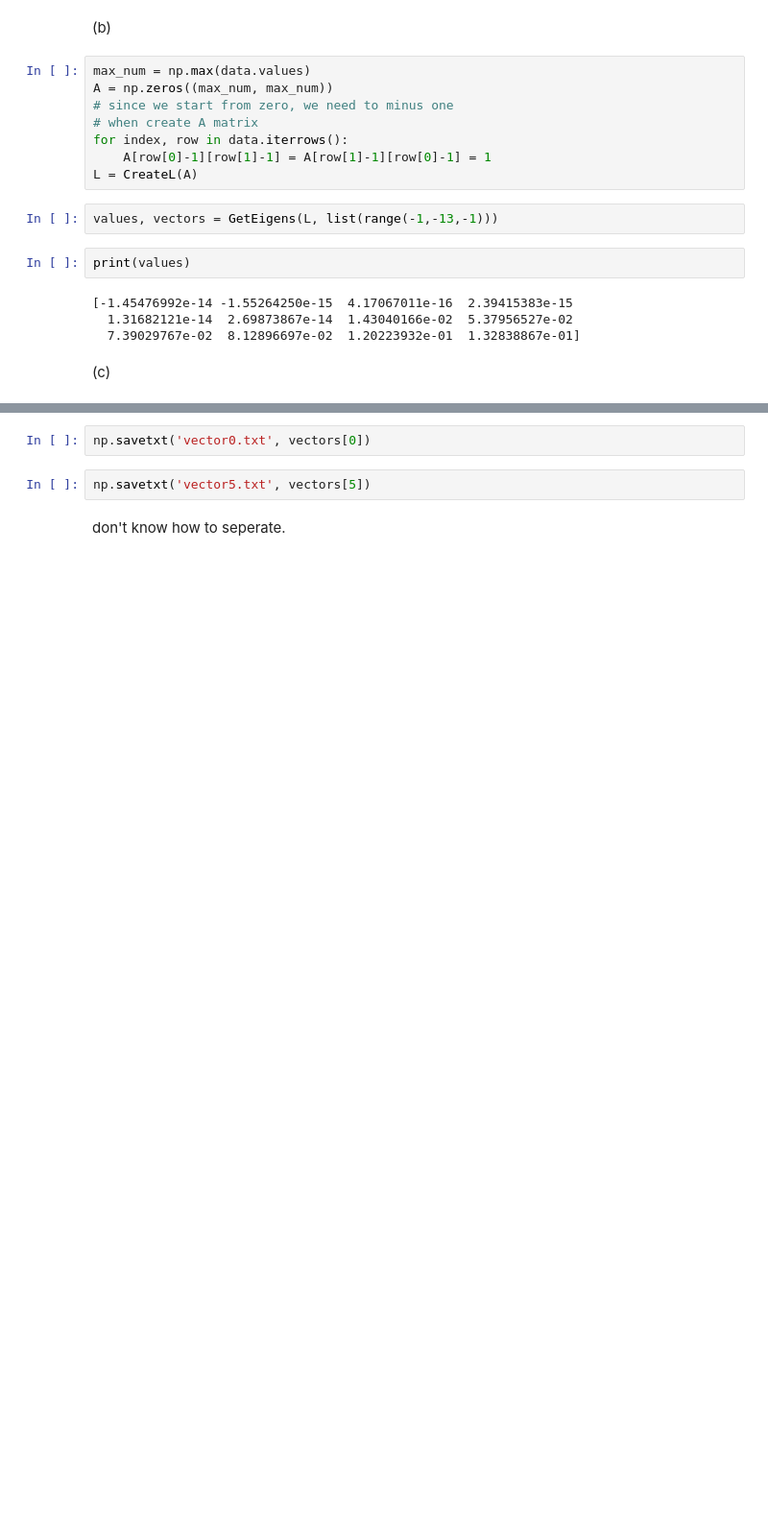
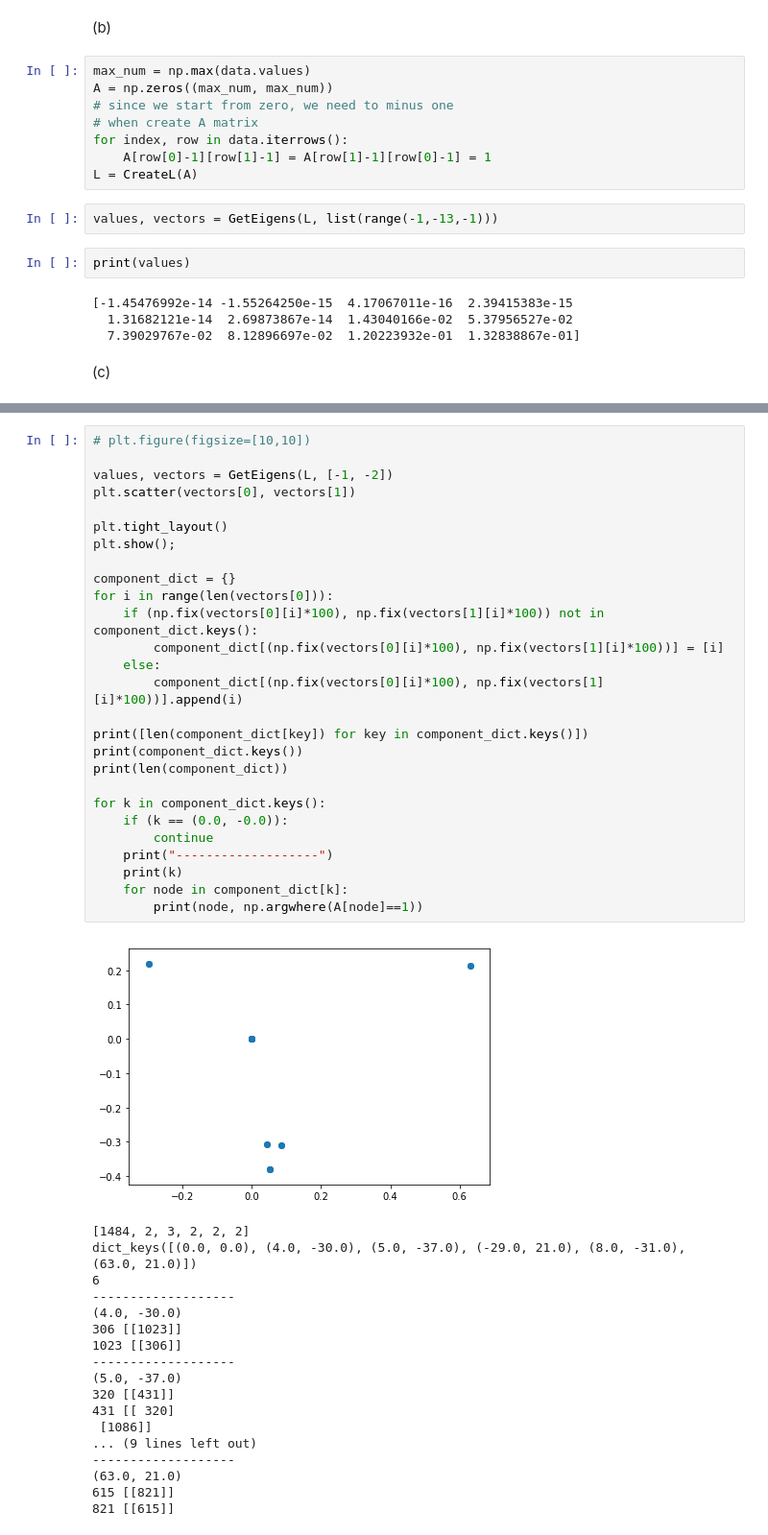
Before and after one commit to Skyraker2016/CS168, a Jupyter notebook: miniproject6/miniproject6.ipynb, the cells around one changed output, grey strips where cells are left out. Shown at 96% size. Cells and saved outputs as stored; diff of their text form; blank space fills up the shorter version.

```diff
--- a/miniproject6/miniproject6.ipynb
+++ b/miniproject6/miniproject6.ipynb
@@ -212,6 +214,46 @@ Since L has 6 eigenvalues that less than 1e-12, there are six connected componen
-# %%
-np.savetxt('vector0.txt', vectors[0])
-# %%
-np.savetxt('vector5.txt', vectors[5])
-# %% [markdown]
-don't know how to seperate.
+# %%
+# plt.figure(figsize=[10,10])
+
+values, vectors = GetEigens(L, [-1, -2])
+plt.scatter(vectors[0], vectors[1])
+
+plt.tight_layout()
+plt.show();
+
+component_dict = {}
+for i in range(len(vectors[0])):
+    if (np.fix(vectors[0][i]*100), np.fix(vectors[1][i]*100)) not in component_dict.keys():
+        component_dict[(np.fix(vectors[0][i]*100), np.fix(vectors[1][i]*100))] = [i]
+    else:
+        component_dict[(np.fix(vectors[0][i]*100), np.fix(vectors[1][i]*100))].append(i)
+
+print([len(component_dict[key]) for key in component_dict.keys()])
+print(component_dict.keys())
+print(len(component_dict))
+
+for k in component_dict.keys():
+    if (k == (0.0, -0.0)):
+        continue
+    print("-------------------")
+    print(k)
+    for node in component_dict[k]:
+        print(node, np.argwhere(A[node]==1))
+# %% [output]
+[figure, added]
+[1484, 2, 3, 2, 2, 2]
+dict_keys([(0.0, 0.0), (4.0, -30.0), (5.0, -37.0), (-29.0, 21.0), (8.0, -31.0), (63.0, 21.0)])
+6
+-------------------
+(4.0, -30.0)
+306 [[1023]]
+1023 [[306]]
+-------------------
+(5.0, -37.0)
+320 [[431]]
+431 [[ 320]
+ [1086]]
+... (9 lines left out)
+-------------------
+(63.0, 21.0)
+615 [[821]]
+821 [[615]]
```
Also changed, not shown: parts of 12 cells of this notebook.
